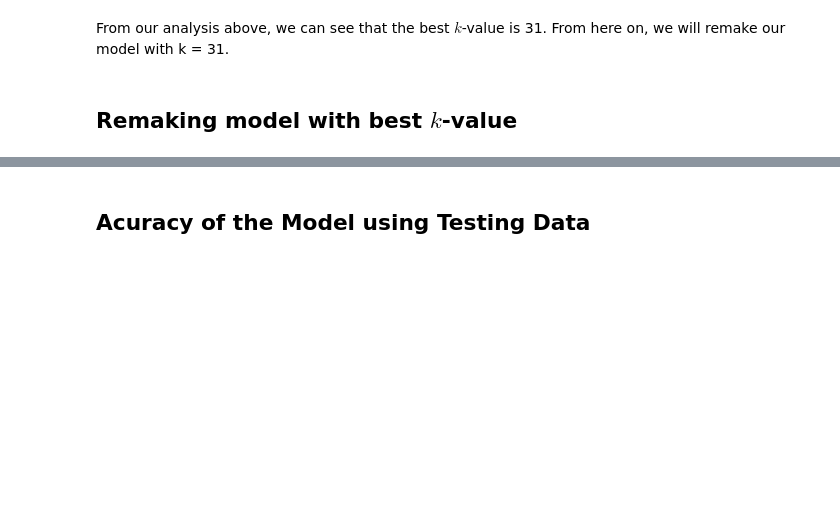
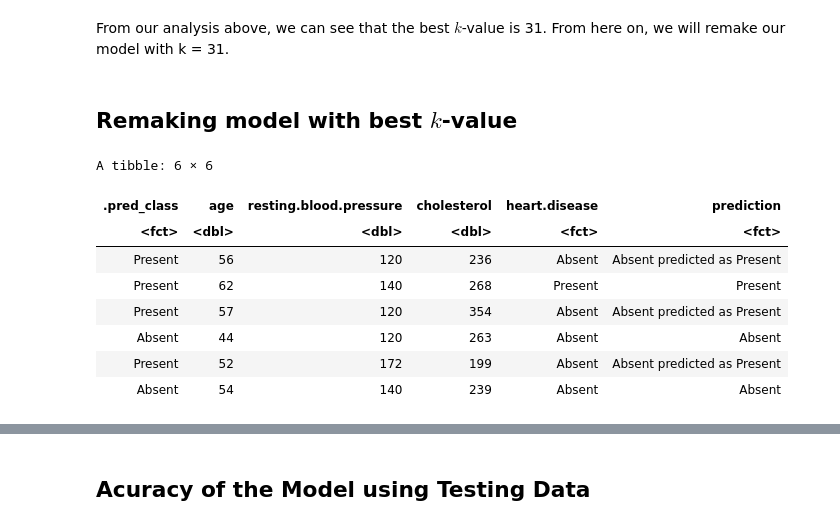
Before and after one commit to VivaanWadhwa/Heart_Disease_Prediction, a Jupyter notebook: Project_Report.ipynb, the cells around one changed output, grey strips where cells are left out. Cells and saved outputs as stored; diff of their text form; code cells hidden in the pictures; blank space fills up the shorter version.

```diff
--- a/Project_Report.ipynb
+++ b/Project_Report.ipynb
@@ -254,3 +254,21 @@ knn_fit <- workflow() |>
         add_recipe(cleveland_recipe) |>
         add_model(knn_spec) |>
         fit(data = data_train)
+# %%
+plot <- knn_predictions |>
+    mutate(prediction = case_when(heart.disease == "Absent" & .pred_class == "Absent" ~ "Absent",
+                            heart.disease == "Present" & .pred_class == "Present" ~ "Present",
+                            heart.disease == "Present" & .pred_class == "Absent" ~ "Present predicted as Absent",
+                            heart.disease == "Absent" & .pred_class == "Present" ~ "Absent predicted as Present"),
+            prediction = as.factor(prediction))
+head(plot)
+# %% [output]
+A tibble: 6 × 6
+| .pred_class | age | resting.blood.pressure | cholesterol | heart.disease | prediction |
+| <fct> | <dbl> | <dbl> | <dbl> | <fct> | <fct> |
+| Present | 56 | 120 | 236 | Absent | Absent predicted as Present |
+| Present | 62 | 140 | 268 | Present | Present |
+| Present | 57 | 120 | 354 | Absent | Absent predicted as Present |
+| Absent | 44 | 120 | 263 | Absent | Absent |
+| Present | 52 | 172 | 199 | Absent | Absent predicted as Present |
+| Absent | 54 | 140 | 239 | Absent | Absent |
```
Also changed, not shown: parts of 6 cells of this notebook.
